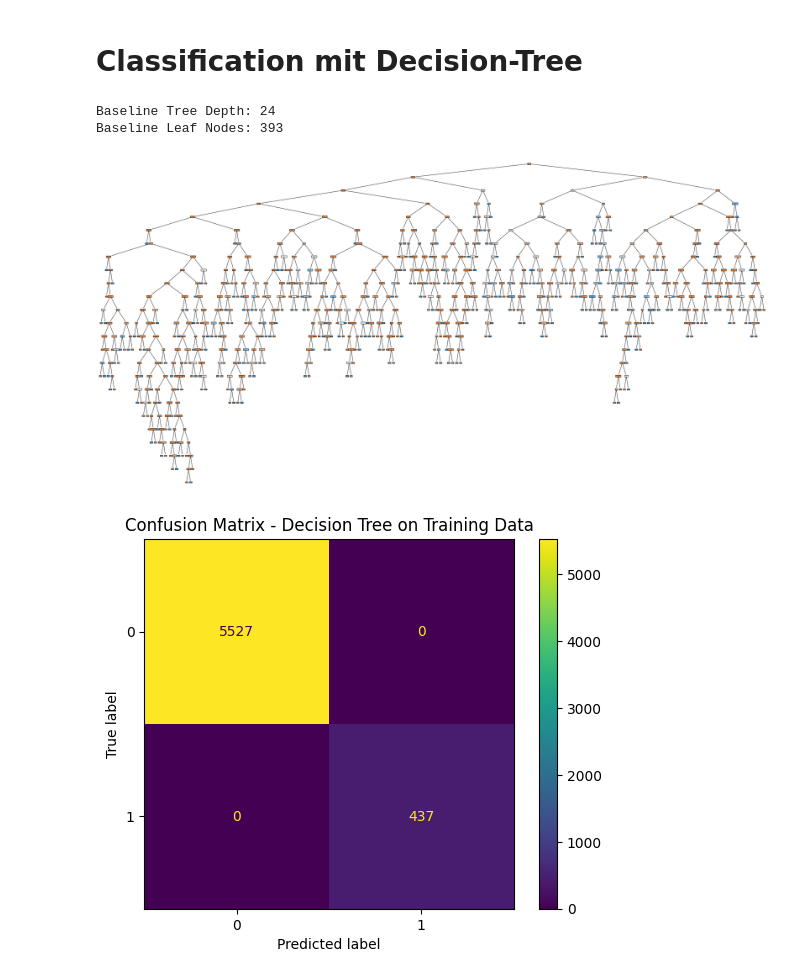
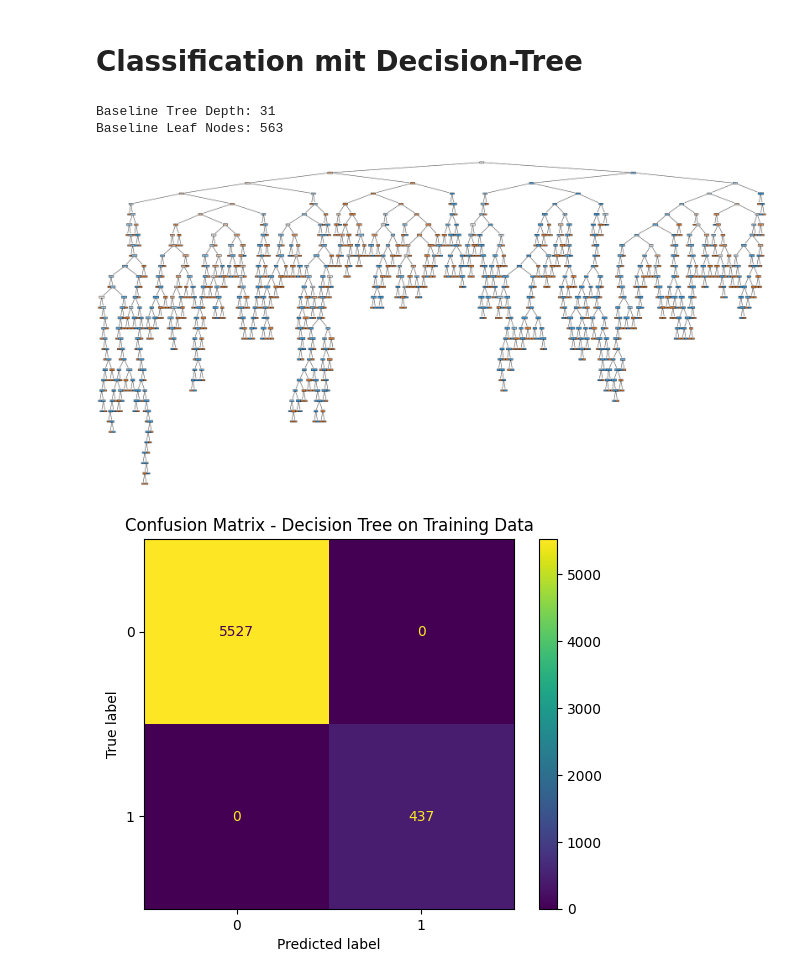
Before and after one commit to PatrickSchubert-Munich/DataScience_and_ML_Assignment, a Jupyter notebook: classification/task_2.ipynb, the cells around one changed output. Drawn from its saved outputs; the diff is of its cells as text; code cells hidden in the pictures.

```diff
--- a/classification/task_2.ipynb
+++ b/classification/task_2.ipynb
@@ -144,7 +157,7 @@ axes[1].grid(True, alpha=0.3)
 ### Train KNN
 # %%
 # Create KNN model and fit the model to the training data
-knn = KNeighborsClassifier(n_neighbors=8)
+knn = KNeighborsClassifier(n_neighbors=7)
 knn.fit(X_train_scaled, y_train)
 
 # Make predictions on the testing set
@@ -204,7 +217,7 @@ Anteil Churn: 0.0735
 # Classification mit Decision-Tree
 # %%
 # Create a Decision Tree classifier object
-clf_tree = DecisionTreeClassifier(random_state=RANDOM_STATE)
+clf_tree = DecisionTreeClassifier(random_state=RANDOM_STATE, class_weight='balanced')  # class_weight balanciert Klassen inter
 
 # Train the model using training dataset
 clf_tree = clf_tree.fit(X_train, y_train)
@@ -213,16 +226,16 @@ clf_tree = clf_tree.fit(X_train, y_train)
 print(f"Baseline Tree Depth: {clf_tree.get_depth()}")
 print(f"Baseline Leaf Nodes: {clf_tree.get_n_leaves()}")
 # %% [output]
-Baseline Tree Depth: 24
-Baseline Leaf Nodes: 393
+Baseline Tree Depth: 31
+Baseline Leaf Nodes: 563
 # %%
 import matplotlib.pyplot as plt
 from sklearn import tree
 plt.figure(figsize=(40,20))  # customize according to the size of your tree
-_ = tree.plot_tree(clf_tree, feature_names = X_train.columns, filled=True, class_names= ["Churn","No Churn"])
+_ = tree.plot_tree(clf_tree, feature_names = X_train.columns, filled=True, class_names=["No Churn", "Churn"])
 plt.show()
 # %% [output]
-[figure, old version]
+[figure, new version]
 # %%
 
 # Prädiziere das Ergebnis für die Trainingsdaten
```
Also changed, not shown: parts of 17 cells of this notebook, 2 other files.
